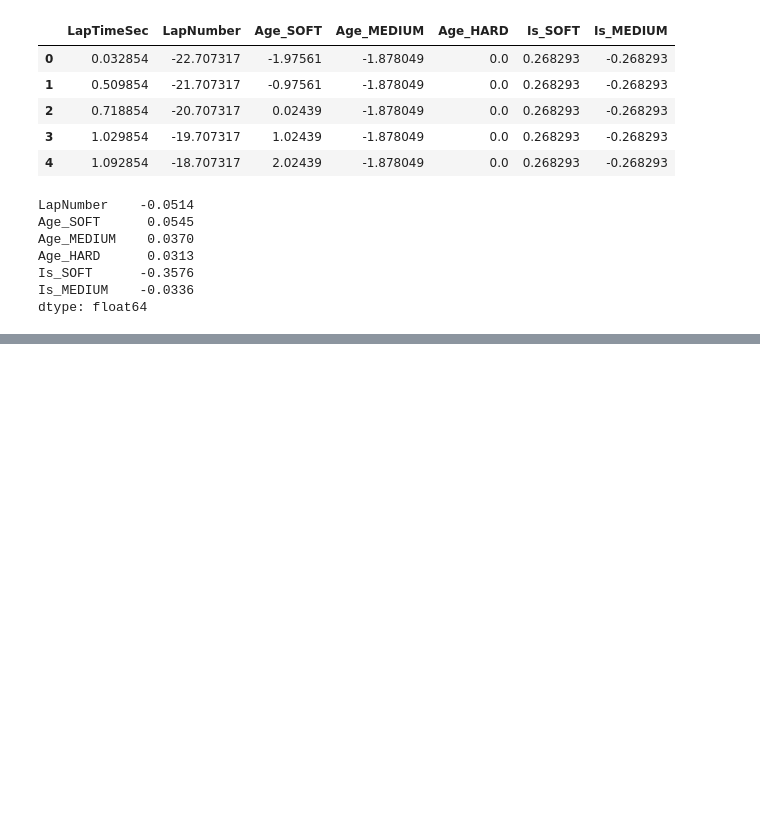
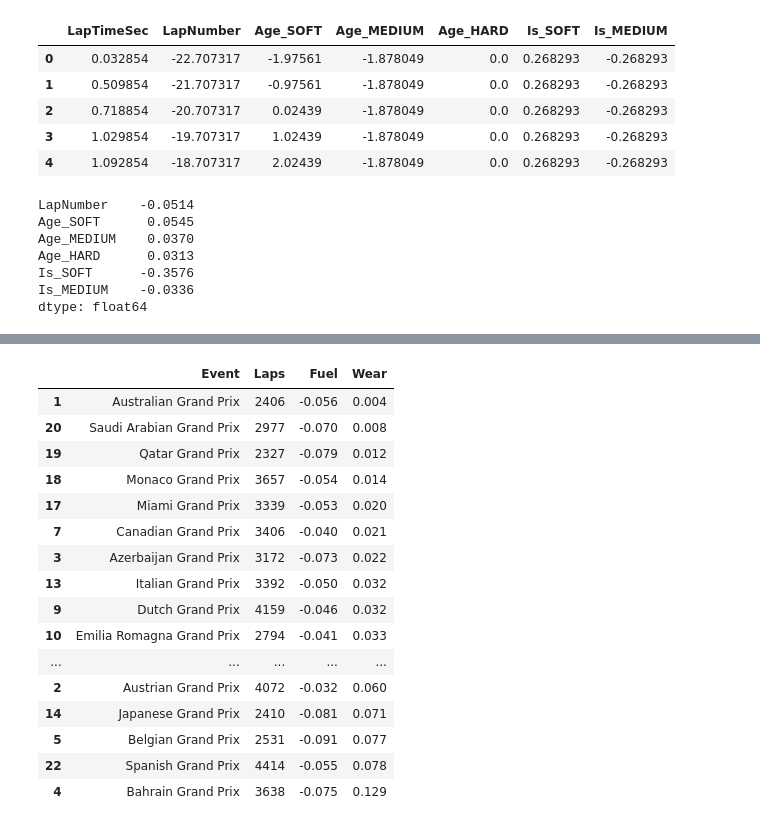
Before and after one commit to Vlvasile/f1-pit-strategy, a Jupyter notebook: notebooks/04_eda.ipynb, the cells around one changed output, grey strips where cells are left out. Drawn from its saved outputs; the diff is of its cells as text; code cells hidden in the pictures; blank space fills up the shorter version.

```diff
--- a/notebooks/04_eda.ipynb
+++ b/notebooks/04_eda.ipynb
@@ -244,0 +300,32 @@ fig.write_image("../images/soft_vs_hard_crossover.png", scale=2)
+# %%
+track_features = ["LapNumber", "TyreLife", "Is_SOFT", "Is_MEDIUM"]
+cols = ["LapTimeSec"] + track_features
+
+rows = []
+for event, g in data.groupby("Event"):
+    d = g[cols] - g.groupby(race_driver)[cols].transform("mean")
+    X = d[track_features].to_numpy()
+    y = d["LapTimeSec"].to_numpy()
+    coefs, *_ = np.linalg.lstsq(X, y, rcond=None)
+    rows.append({"Event": event, "Laps": len(g), "Fuel": coefs[0], "Wear": coefs[1]})
+
+by_track = pd.DataFrame(rows).query("Laps >= 1000").sort_values("Wear")
+by_track.round(3)
+# %% [output]
+|  | Event | Laps | Fuel | Wear |
+| 1 | Australian Grand Prix | 2406 | -0.056 | 0.004 |
+| 20 | Saudi Arabian Grand Prix | 2977 | -0.070 | 0.008 |
+| 19 | Qatar Grand Prix | 2327 | -0.079 | 0.012 |
+| 18 | Monaco Grand Prix | 3657 | -0.054 | 0.014 |
+| 17 | Miami Grand Prix | 3339 | -0.053 | 0.020 |
+| 7 | Canadian Grand Prix | 3406 | -0.040 | 0.021 |
+| 3 | Azerbaijan Grand Prix | 3172 | -0.073 | 0.022 |
+| 13 | Italian Grand Prix | 3392 | -0.050 | 0.032 |
+| 9 | Dutch Grand Prix | 4159 | -0.046 | 0.032 |
+| 10 | Emilia Romagna Grand Prix | 2794 | -0.041 | 0.033 |
+| ... | ... | ... | ... | ... |
+| 2 | Austrian Grand Prix | 4072 | -0.032 | 0.060 |
+| 14 | Japanese Grand Prix | 2410 | -0.081 | 0.071 |
+| 5 | Belgian Grand Prix | 2531 | -0.091 | 0.077 |
+| 22 | Spanish Grand Prix | 4414 | -0.055 | 0.078 |
+| 4 | Bahrain Grand Prix | 3638 | -0.075 | 0.129 |
```
Also changed, not shown: parts of 5 cells of this notebook, 1 other file.
